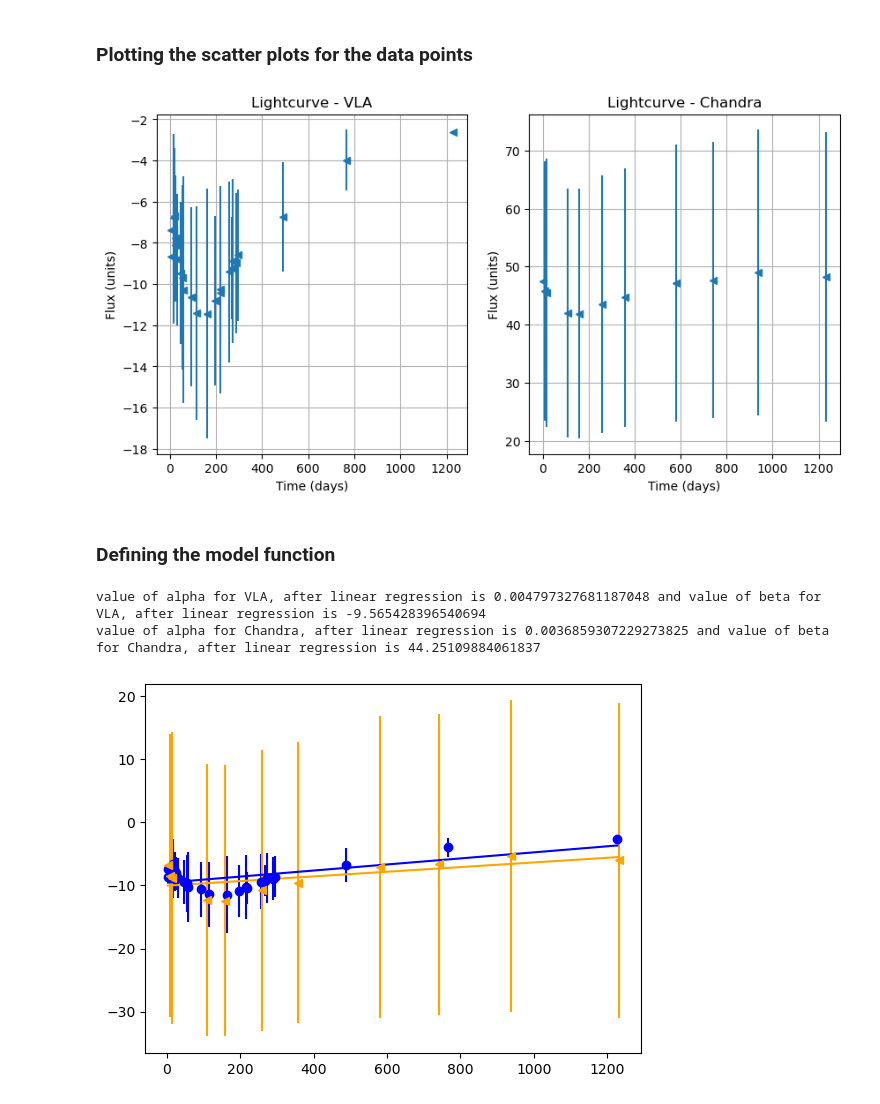
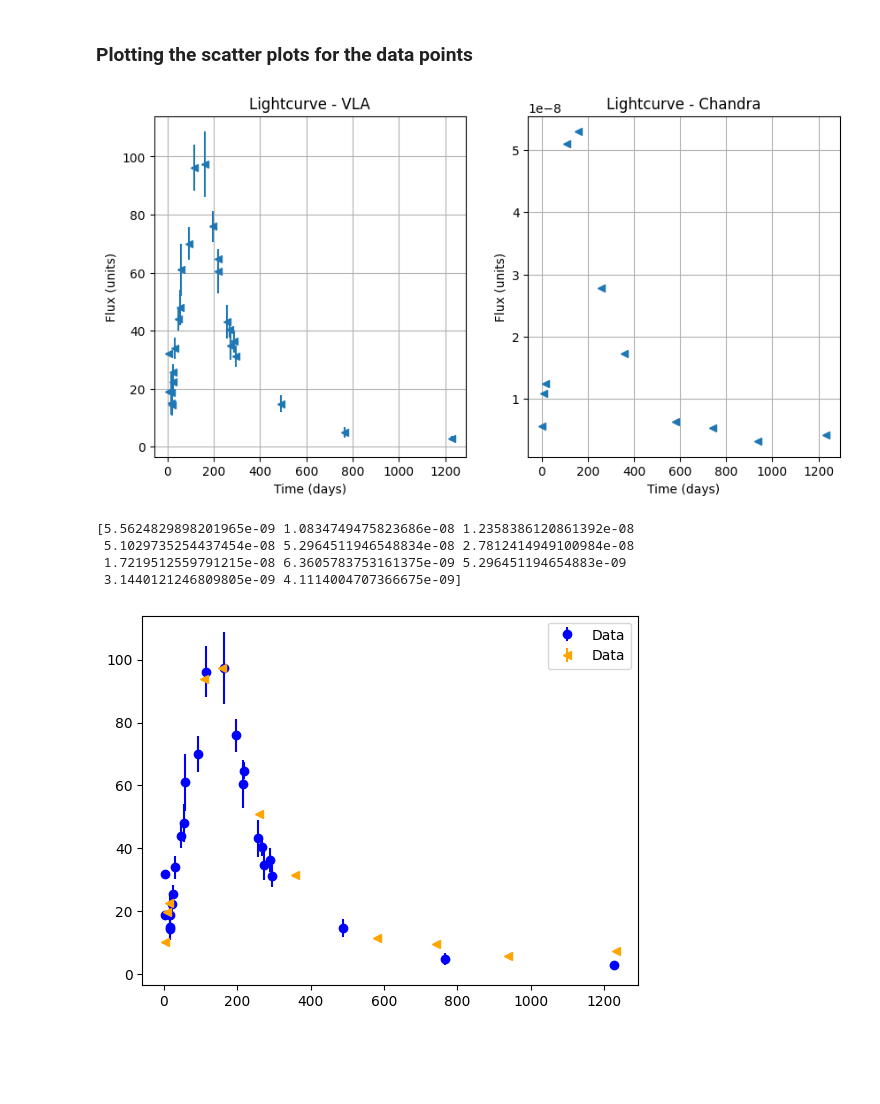
Before and after one commit to Osama-Bin-Lagging/KSP---Radio-Astronomy, a Jupyter notebook: Week 1/Week1.ipynb, the cells around one changed output. Cells and saved outputs as stored; diff of their text form; code cells hidden in the pictures; blank space fills up the shorter version.

```diff
--- a/Week 1/Week1.ipynb
+++ b/Week 1/Week1.ipynb
@@ -149,14 +177,14 @@ Capparent_magnitude = -2.5 * np.log(list(new_flux))
 plt.figure(figsize=(10, 5))
 
 plt.subplot(1,2, 1)
-plt.errorbar(data['T'][mask2], apparent_magnitude, yerr=error_VLA, fmt='<', label='Data')
+plt.errorbar(data['T'][mask2], flux_data, yerr=np.array(data['FluxDErr'][mask2]), fmt='<', label='Data')
 plt.xlabel('Time (days)')
 plt.ylabel('Flux (units)')
 plt.title('Lightcurve - VLA')
 plt.grid(True)
 
 plt.subplot(1,2, 2)
-plt.errorbar(data['T'][Chandra_mask2], Capparent_magnitude, yerr = error_Chandra, fmt='<', label='Data')
+plt.plot(data['T'][Chandra_mask2], new_flux,'<', label='Data')
 plt.xlabel('Time (days)')
 plt.ylabel('Flux (units)')
 plt.title('Lightcurve - Chandra')
@@ -164,6 +192,4 @@ plt.grid(True)
 
 plt.show()
 # %% [output]
-[figure, old version]
+[figure, new version]
-# %% [markdown]
-### Defining the model function
@@ -173,23 +196,13 @@ def linear_plot(x, a, b):
-# %%
-params, covar = curve_fit(linear_plot, data['T'][mask2], apparent_magnitude)
-a_fitted, b_fitted = params
-print('value of alpha for VLA, after linear regression is',a_fitted,'and value of beta for VLA, after linear regression is',b_fitted)
-
-params, covar = curve_fit(linear_plot, data['T'][Chandra_mask2], Capparent_magnitude)
-C_a_fitted, C_b_fitted = params
-print('value of alpha for Chandra, after linear regression is',C_a_fitted,'and value of beta for Chandra, after linear regression is',C_b_fitted)
-# %% [output]
-value of alpha for VLA, after linear regression is 0.004797327681187048 and value of beta for VLA, after linear regression is -9.565428396540694
-value of alpha for Chandra, after linear regression is 0.0036859307229273825 and value of beta for Chandra, after linear regression is 44.25109884061837
 # %%
-plt.errorbar(data['T'][mask2], apparent_magnitude, yerr=error_VLA, fmt='bo',label='Data')
-
-diff_margin = sum(Capparent_magnitude)/len(Capparent_magnitude) - sum(apparent_magnitude)/len(apparent_magnitude)
-
-plt.errorbar(data['T'][Chandra_mask2], Capparent_magnitude - diff_margin, yerr = error_Chandra,color ='orange', fmt='<', label='Data')
-
-plt.plot(data['T'][mask2], linear_plot(data['T'][mask2], a_fitted, b_fitted),'b-')
-plt.plot(data['T'][Chandra_mask2], linear_plot(data['T'][Chandra_mask2], C_a_fitted, C_b_fitted) - diff_margin, color ='orange')
+plt.errorbar(data['T'][mask2],flux_data, yerr=np.array(data['FluxDErr'][mask2]), fmt='bo',label='Data')
+factor = max(flux_data)/max(new_flux)
+plt.errorbar(data['T'][Chandra_mask2], factor * new_flux, yerr = np.array(data['FluxDErr'][Chandra_mask2]),color ='orange', fmt='<', label='Data')
+print(new_flux)
+plt.legend()
 plt.show()
 # %% [output]
+[5.5624829898201965e-09 1.0834749475823686e-08 1.2358386120861392e-08
+ 5.1029735254437454e-08 5.2964511946548834e-08 2.7812414949100984e-08
+ 1.7219512559791215e-08 6.3605783753161375e-09 5.296451194654883e-09
+ 3.1440121246809805e-09 4.1114004707366675e-09]
-[figure, old version]
+[figure, new version]
```
Also changed, not shown: parts of 7 cells of this notebook, 18 other files.
